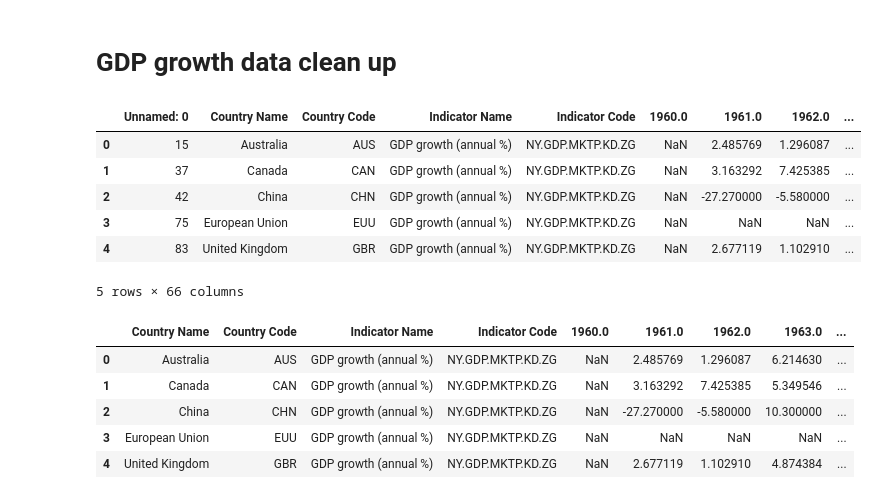
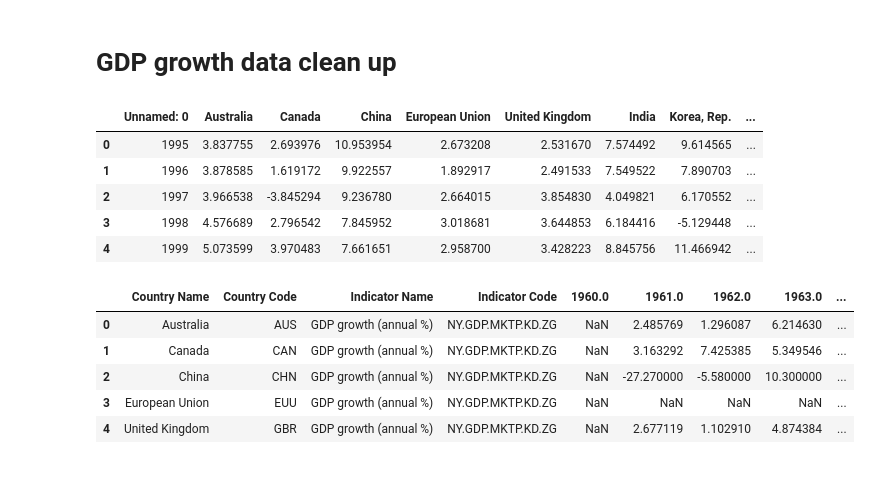
Before and after one commit to TribThapa/AustralianEconomyAnalysis, a Jupyter notebook: Code/GDP_countries_df.ipynb, the cells around one changed output. Drawn from its saved outputs; the diff is of its cells as text; code cells hidden in the pictures.

```diff
--- a/Code/GDP_countries_df.ipynb
+++ b/Code/GDP_countries_df.ipynb
@@ -7,22 +7,17 @@ import os
 import csv
 from pathlib import Path
 # %%
-#Set the file path
-GDP_csvpath = Path("../Data/ProcessedData/GDP_selected_countries.csv")
-
 #Read in the CSV as Dataframe
-
-GDP_countries_df = pd.read_csv(GDP_csvpath)
+GDP_countries_df = pd.read_csv("../Data/ProcessedData/GDP_selected_countries.csv")
 
 GDP_countries_df.head()
 # %% [output]
-|  | Unnamed: 0 | Country Name | Country Code | Indicator Name | Indicator Code | 1960.0 | 1961.0 | 1962.0 | ... |
-| 0 | 15 | Australia | AUS | GDP growth (annual %) | NY.GDP.MKTP.KD.ZG | NaN | 2.485769 | 1.296087 | ... |
-| 1 | 37 | Canada | CAN | GDP growth (annual %) | NY.GDP.MKTP.KD.ZG | NaN | 3.163292 | 7.425385 | ... |
-| 2 | 42 | China | CHN | GDP growth (annual %) | NY.GDP.MKTP.KD.ZG | NaN | -27.270000 | -5.580000 | ... |
-| 3 | 75 | European Union | EUU | GDP growth (annual %) | NY.GDP.MKTP.KD.ZG | NaN | NaN | NaN | ... |
-| 4 | 83 | United Kingdom | GBR | GDP growth (annual %) | NY.GDP.MKTP.KD.ZG | NaN | 2.677119 | 1.102910 | ... |
+|  | Unnamed: 0 | Australia | Canada | China | European Union | United Kingdom | India | Korea, Rep. | ... |
+| 0 | 1995 | 3.837755 | 2.693976 | 10.953954 | 2.673208 | 2.531670 | 7.574492 | 9.614565 | ... |
+| 1 | 1996 | 3.878585 | 1.619172 | 9.922557 | 1.892917 | 2.491533 | 7.549522 | 7.890703 | ... |
+| 2 | 1997 | 3.966538 | -3.845294 | 9.236780 | 2.664015 | 3.854830 | 4.049821 | 6.170552 | ... |
+| 3 | 1998 | 4.576689 | 2.796542 | 7.845952 | 3.018681 | 3.644853 | 6.184416 | -5.129448 | ... |
+| 4 | 1999 | 5.073599 | 3.970483 | 7.661651 | 2.958700 | 3.428223 | 8.845756 | 11.466942 | ... |
-5 rows × 66 columns
 # %%
 #Drop Unnamed column
 GDP_countries_df = GDP_countries_df.drop(GDP_countries_df.columns[0], axis=1)
```
Also changed, not shown: parts of 1 cell of this notebook, 5 other files.
